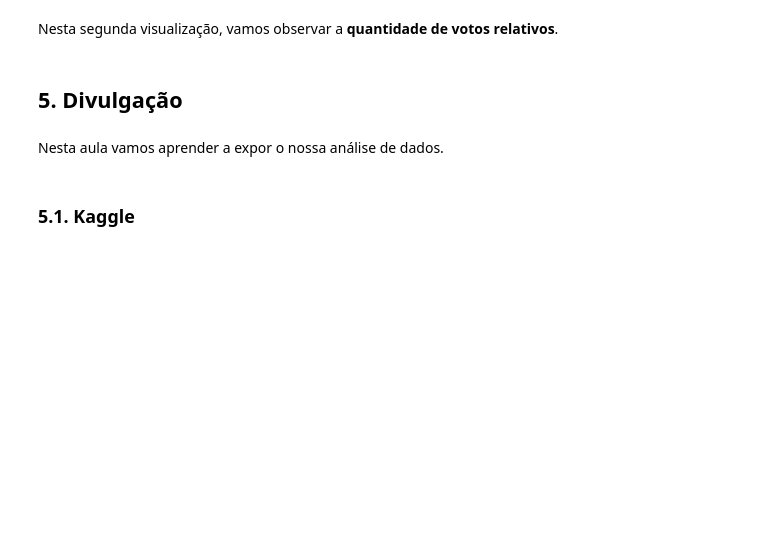
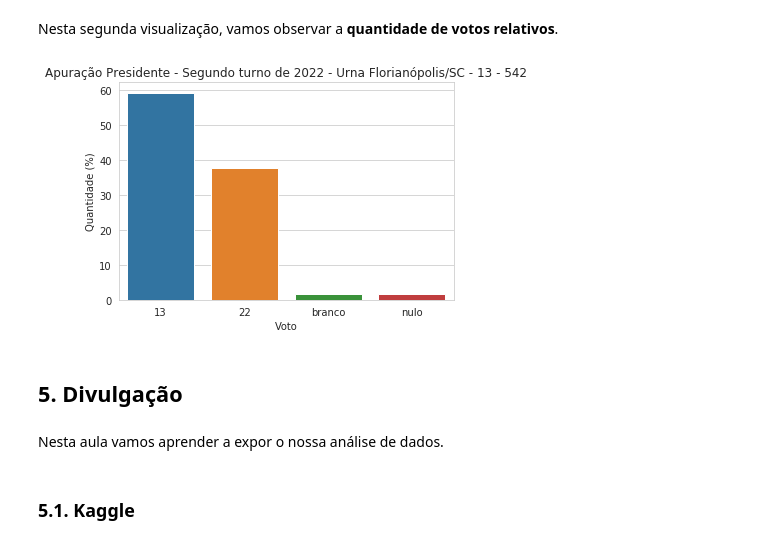
Before and after one commit to giuliano-marcus-bianco/EBAC_EmailChallengeDeDados, a Jupyter notebook: notebook.ipynb, the cells around one changed output. Saved outputs shown, nothing was run; the diff lists cells and outputs as text; code cells hidden in the pictures; blank space fills up the shorter version.

```diff
--- a/notebook.ipynb
+++ b/notebook.ipynb
@@ -264,8 +315,8 @@ x_column = 'voto'
 y_column = 'quantidade'
 # %%
 title = f'Apuração Presidente - Segundo turno de 2022 - Urna {URNA}'
-x_lable = 'Voto'
-y_lable = 'Quantidade'
+x_label = 'Voto'
+y_label = 'Quantidade'
 # %%
 with sns.axes_style('whitegrid'):
   chart = sns.barplot(data=votes_table_agg, x=x_column, y=y_column)
@@ -277,12 +330,14 @@ x_column = 'voto'
 y_column = 'quantidade_pct'
 # %%
 title = f'Apuração Presidente - Segundo turno de 2022 - Urna {URNA}'
-x_lable = 'Voto'
-y_lable = 'Quantidade (%)'
+x_label = 'Voto'
+y_label = 'Quantidade (%)'
 # %%
 with sns.axes_style('whitegrid'):
   chart = sns.barplot(data=votes_table_agg, x=x_column, y=y_column)
-  chart.set(title=title, xlabel=x_lable, ylabel=y_lable);
+  chart.set(title=title, xlabel=x_label, ylabel=y_label);
+# %% [output]
+[figure, added]
 # %% [markdown]
 ## 5\. Divulgação
 # %% [markdown]
```
Also changed, not shown: parts of 11 cells of this notebook, 2 other files.
